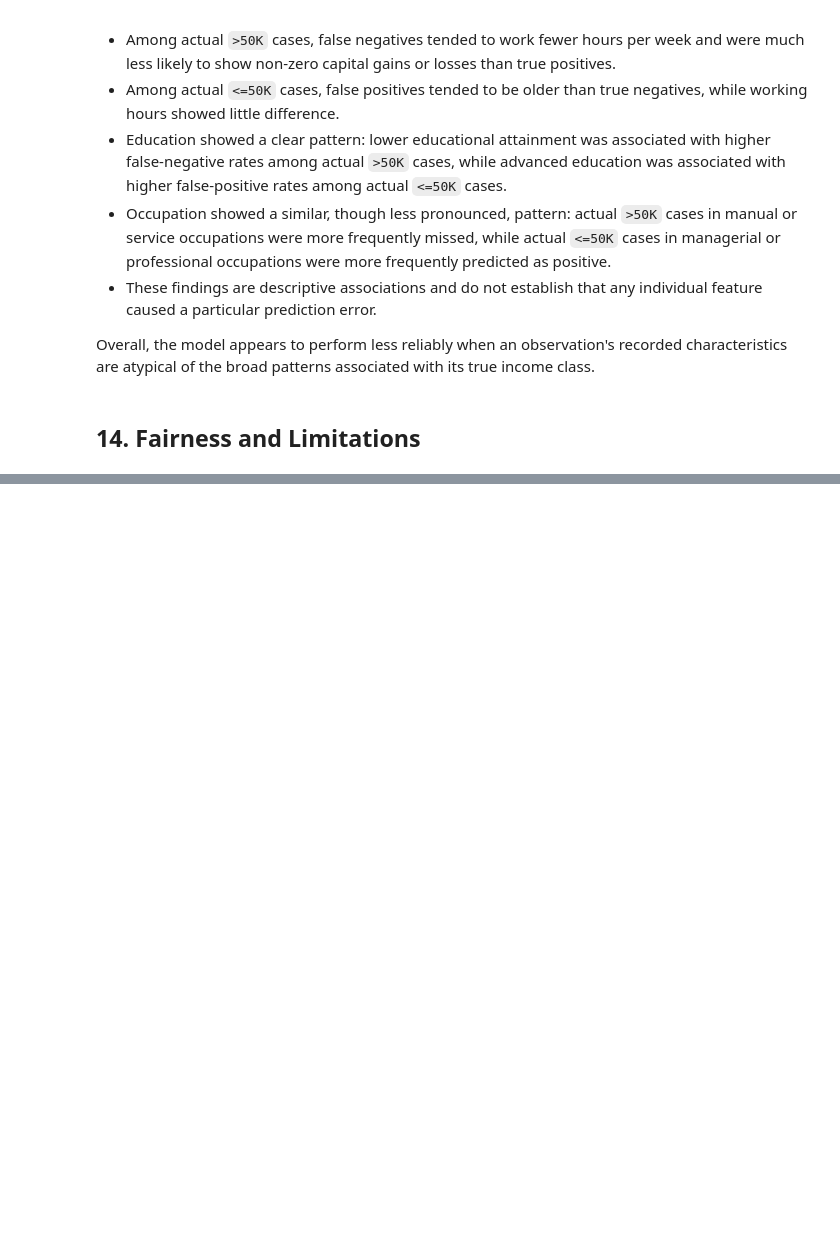
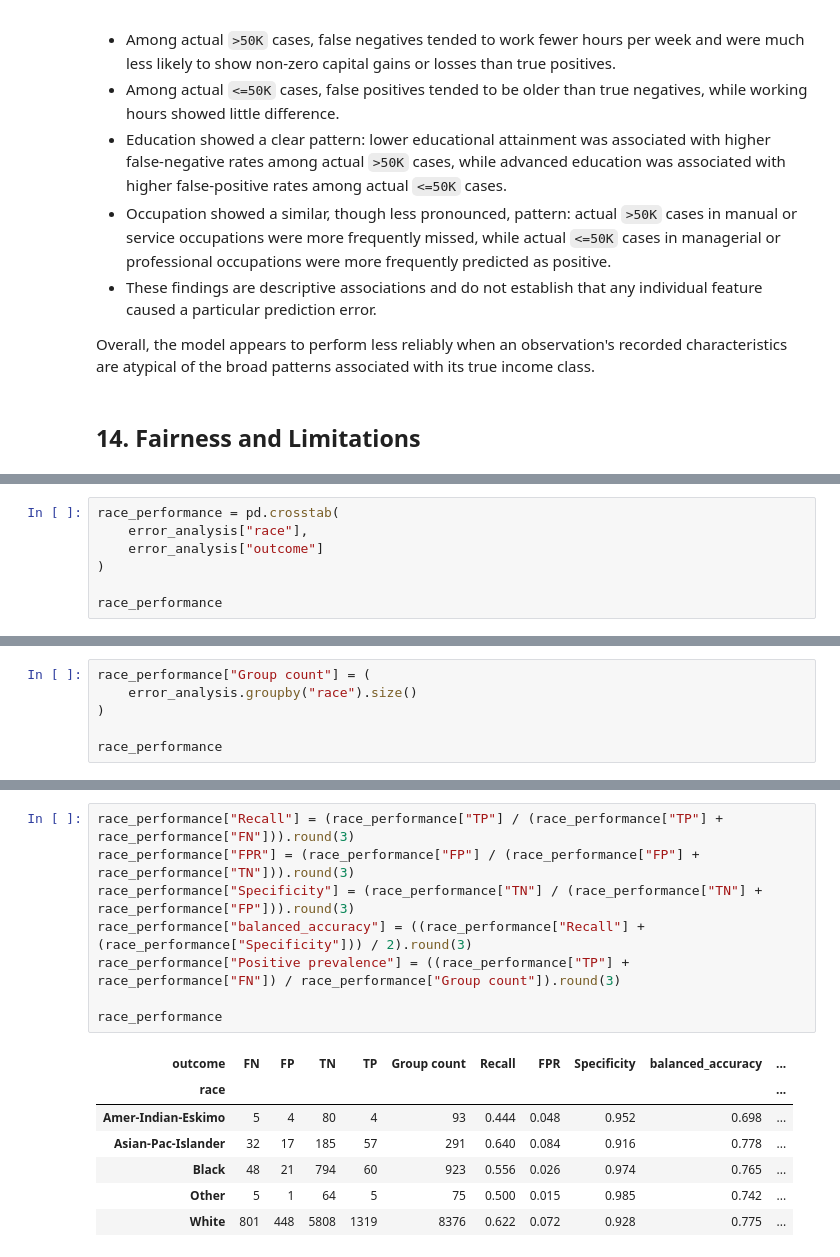
Before and after one commit to SimonYip22/adult-income-ml-classification, a Jupyter notebook: adult_income_workflow.ipynb, the cells around one changed output, grey strips where cells are left out. Drawn from its saved outputs; the diff is of its cells as text; blank space fills up the shorter version.

```diff
--- a/adult_income_workflow.ipynb
+++ b/adult_income_workflow.ipynb
@@ -1310,0 +1410,7 @@ Overall, the model appears to perform less reliably when an observation's record
+# %%
+race_performance = pd.crosstab(
+    error_analysis["race"],
+    error_analysis["outcome"]
+)
+
+race_performance
@@ -1310,0 +1425,6 @@ Overall, the model appears to perform less reliably when an observation's record
+# %%
+race_performance["Group count"] = (
+    error_analysis.groupby("race").size()
+)
+
+race_performance
@@ -1310,0 +1439,16 @@ Overall, the model appears to perform less reliably when an observation's record
+# %%
+race_performance["Recall"] = (race_performance["TP"] / (race_performance["TP"] + race_performance["FN"])).round(3)
+race_performance["FPR"] = (race_performance["FP"] / (race_performance["FP"] + race_performance["TN"])).round(3)
+race_performance["Specificity"] = (race_performance["TN"] / (race_performance["TN"] + race_performance["FP"])).round(3)
+race_performance["balanced_accuracy"] = ((race_performance["Recall"] + (race_performance["Specificity"])) / 2).round(3)
+race_performance["Positive prevalence"] = ((race_performance["TP"] + race_performance["FN"]) / race_performance["Group count"]).round(3)
+
+race_performance
+# %% [output]
+| outcome | FN | FP | TN | TP | Group count | Recall | FPR | Specificity | balanced_accuracy | ... |
+| race |  |  |  |  |  |  |  |  |  | ... |
+| Amer-Indian-Eskimo | 5 | 4 | 80 | 4 | 93 | 0.444 | 0.048 | 0.952 | 0.698 | ... |
+| Asian-Pac-Islander | 32 | 17 | 185 | 57 | 291 | 0.640 | 0.084 | 0.916 | 0.778 | ... |
+| Black | 48 | 21 | 794 | 60 | 923 | 0.556 | 0.026 | 0.974 | 0.765 | ... |
+| Other | 5 | 1 | 64 | 5 | 75 | 0.500 | 0.015 | 0.985 | 0.742 | ... |
+| White | 801 | 448 | 5808 | 1319 | 8376 | 0.622 | 0.072 | 0.928 | 0.775 | ... |
```
Also changed, not shown: parts of 10 cells of this notebook.
